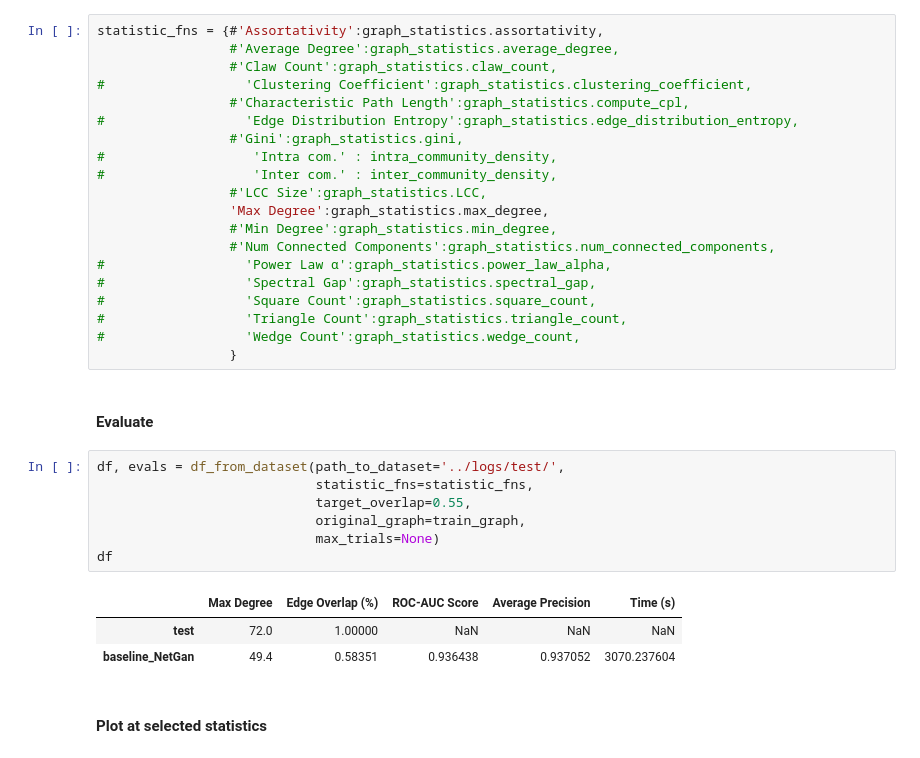
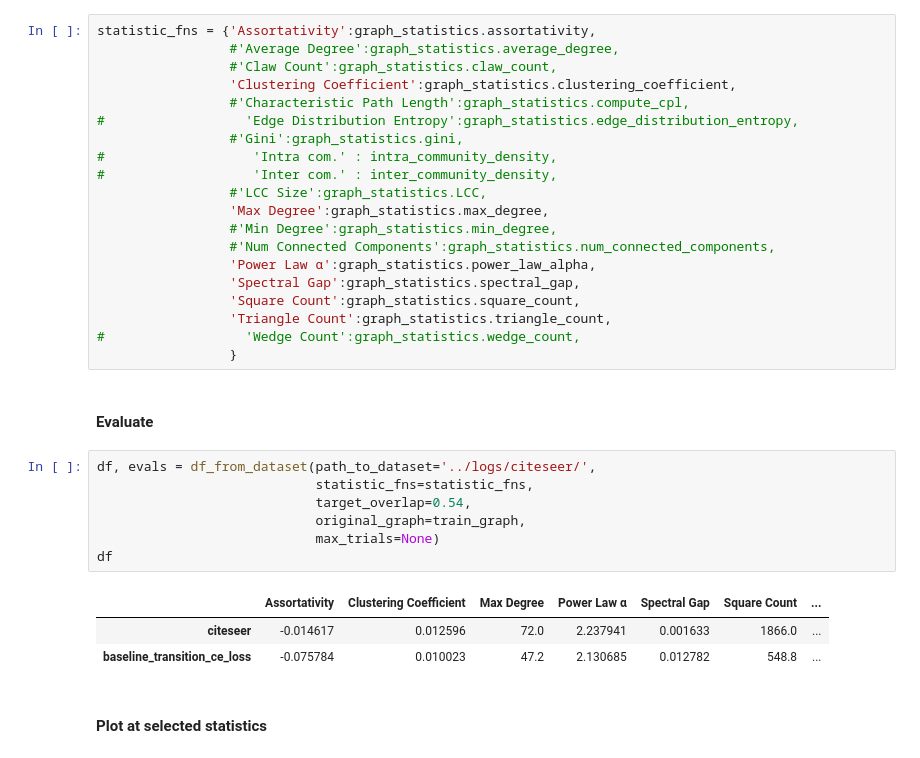
Before and after one commit to hheidrich/Net, a Jupyter notebook: exp/MainTableCORA-ML.ipynb, the cells around one changed output. Cells and saved outputs as stored; diff of their text form.

```diff
--- a/exp/MainTableCORA-ML.ipynb
+++ b/exp/MainTableCORA-ML.ipynb
@@ -27,10 +27,10 @@ assert (train_graph.toarray() == train_graph.toarray().T).all()
 # %% [markdown]
 #### Statistic Functions
 # %%
-statistic_fns = {#'Assortativity':graph_statistics.assortativity,
+statistic_fns = {'Assortativity':graph_statistics.assortativity,
                  #'Average Degree':graph_statistics.average_degree,
                  #'Claw Count':graph_statistics.claw_count,
-#                  'Clustering Coefficient':graph_statistics.clustering_coefficient,
+                 'Clustering Coefficient':graph_statistics.clustering_coefficient,
                  #'Characteristic Path Length':graph_statistics.compute_cpl,
 #                  'Edge Distribution Entropy':graph_statistics.edge_distribution_entropy,
                  #'Gini':graph_statistics.gini,
@@ -40,24 +40,24 @@ statistic_fns = {#'Assortativity':graph_statistics.assortativity,
                  'Max Degree':graph_statistics.max_degree,
                  #'Min Degree':graph_statistics.min_degree,
                  #'Num Connected Components':graph_statistics.num_connected_components,
-#                  'Power Law α':graph_statistics.power_law_alpha,
-#                  'Spectral Gap':graph_statistics.spectral_gap,
-#                  'Square Count':graph_statistics.square_count,
-#                  'Triangle Count':graph_statistics.triangle_count,
+                 'Power Law α':graph_statistics.power_law_alpha,
+                 'Spectral Gap':graph_statistics.spectral_gap,
+                 'Square Count':graph_statistics.square_count,
+                 'Triangle Count':graph_statistics.triangle_count,
 #                  'Wedge Count':graph_statistics.wedge_count,
                  }
 # %% [markdown]
 #### Evaluate
 # %%
-df, evals = df_from_dataset(path_to_dataset='../logs/test/',
+df, evals = df_from_dataset(path_to_dataset='../logs/citeseer/',
                             statistic_fns=statistic_fns,
-                            target_overlap=0.55,
+                            target_overlap=0.54,
                             original_graph=train_graph,
                             max_trials=None)
 df
 # %% [output]
-|  | Max Degree | Edge Overlap (%) | ROC-AUC Score | Average Precision | Time (s) |
-| test | 72.0 | 1.00000 | NaN | NaN | NaN |
-| baseline_NetGan | 49.4 | 0.58351 | 0.936438 | 0.937052 | 3070.237604 |
+|  | Assortativity | Clustering Coefficient | Max Degree | Power Law α | Spectral Gap | Square Count | ... |
+| citeseer | -0.014617 | 0.012596 | 72.0 | 2.237941 | 0.001633 | 1866.0 | ... |
+| baseline_transition_ce_loss | -0.075784 | 0.010023 | 47.2 | 2.130685 | 0.012782 | 548.8 | ... |
 # %% [markdown]
 #### Plot at selected statistics
```
Also changed, not shown: parts of 2 cells of this notebook, 2 other files.
